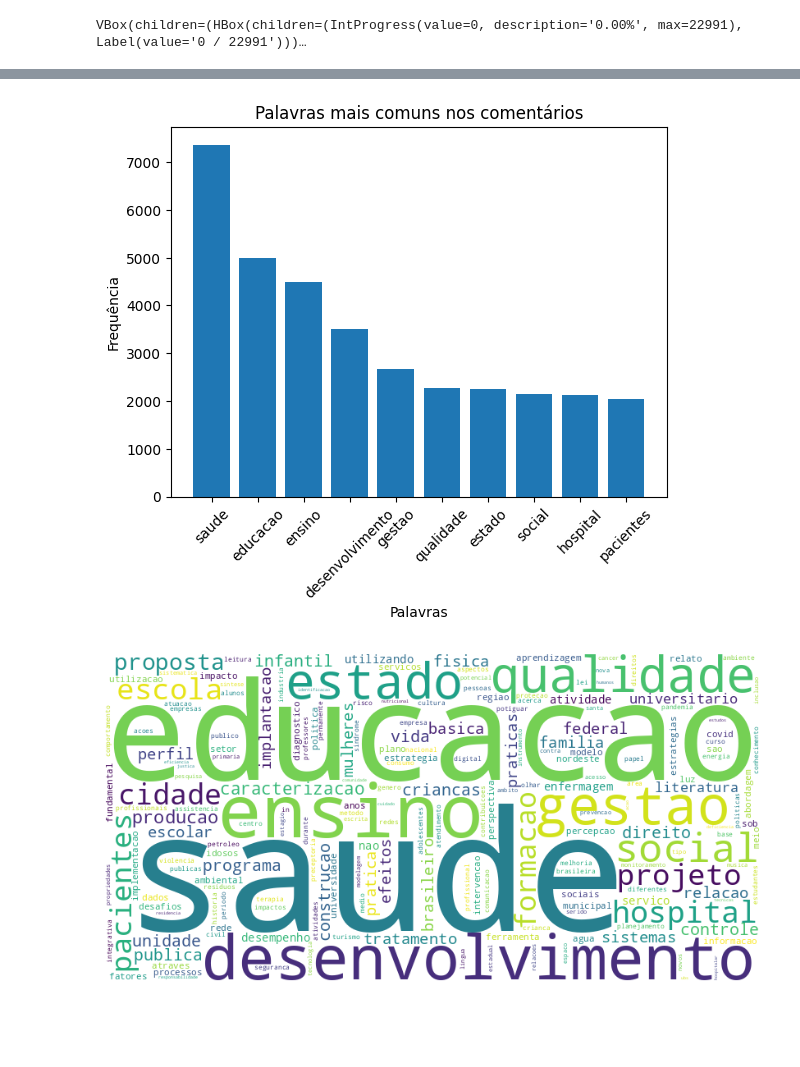
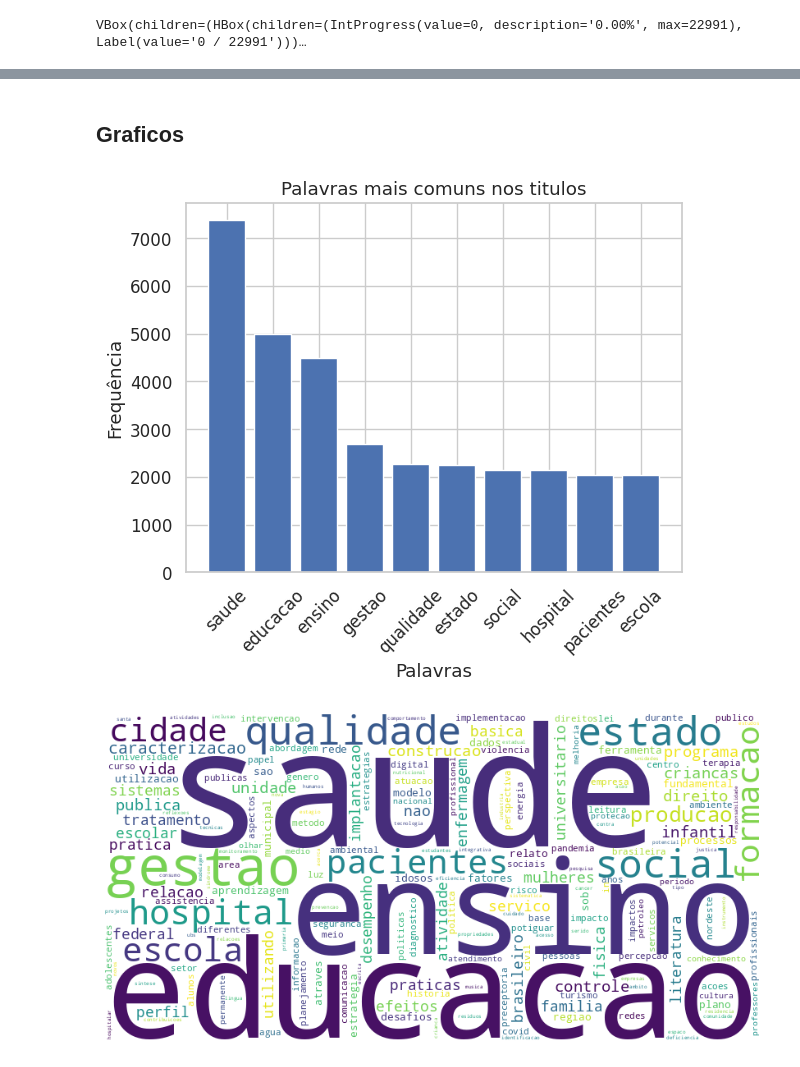
Before and after one commit to marcosdito/ciencia_de_dados, a Jupyter notebook: processamento_textual/limpeza_texto.ipynb, the cells around one changed output, grey strips where cells are left out. Cells and saved outputs as stored; diff of their text form; code cells hidden in the pictures; blank space fills up the shorter version.

```diff
--- a/processamento_textual/limpeza_texto.ipynb
+++ b/processamento_textual/limpeza_texto.ipynb
@@ -77,7 +78,8 @@ def remove_stopwords(text):
   custom_stop_words = set(['analise', 'estudo', 'sobre', 'avaliacao', 'rio', 'grande', 'norte', 'municipio',
                            'natalrn', 'processo', 'brasil', 'sistema','caso','rn','uso','natal','trabalho',
                            'revisao','aplicacao','influencia','partir', 'ufrn', 'atencao', 'experiencia',
-                           'efeito', 'contexto', 'importancia', 'apresentado'])
+                           'efeito', 'contexto', 'importancia', 'apresentado','parte','ii','projeto',
+                           'proposta','anteprojeto','desenvolvimento'])
 
   # --- 4. COMBINAR AS DUAS LISTAS ---
   # .union() junta os dois conjuntos
@@ -178,14 +425,16 @@ Name: tokens, dtype: object
+# %% [markdown]
+## Graficos
 # %%
 # Visualizando as palavras mais comuns
 words, counts = zip(*most_common_words)
 plt.bar(words, counts)
 plt.xlabel('Palavras')
 plt.ylabel('Frequência')
 plt.xticks(rotation=45)
-plt.title('Palavras mais comuns nos comentários')
+plt.title('Palavras mais comuns nos titulos')
 plt.show()
 # %% [output]
-[figure, old version]
+[figure, new version]
 # %%
 # Gerando uma nuvem de palavras a partir da frequência das palavras depois de tratado
 wordcloud = WordCloud(width=800, height=400, background_color='white').generate_from_frequencies(word_freq)
@@ -195,7 +444,7 @@ plt.axis("off")
 plt.tight_layout(pad = 0)
 plt.show()
 # %% [output]
-[figure, old version]
+[figure, new version]
 # %%
 # Gerando uma nuvem de palavras a partir da frequência dos tokens
 wordcloud = WordCloud(width=800, height=400, background_color='white').generate_from_frequencies(token_freq)
```
Also changed, not shown: parts of 17 cells of this notebook.
